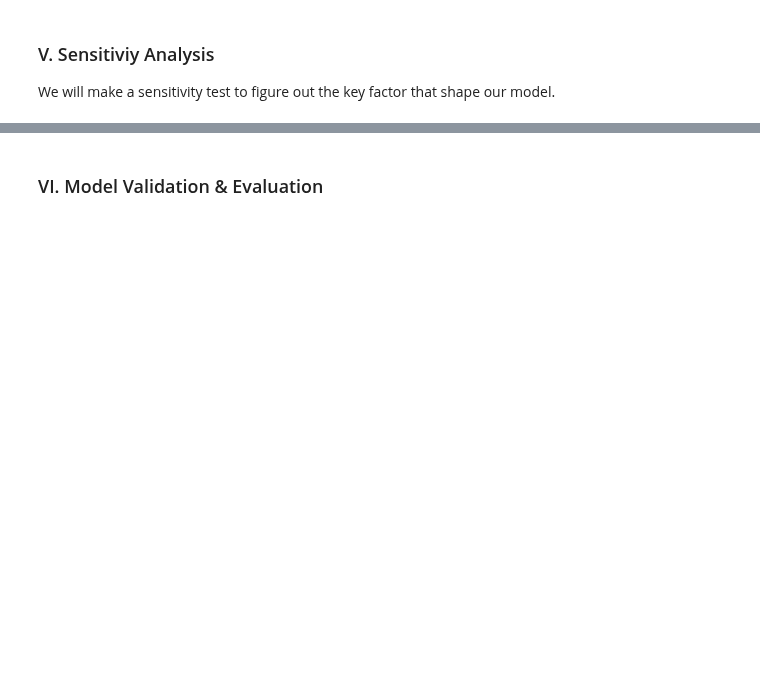
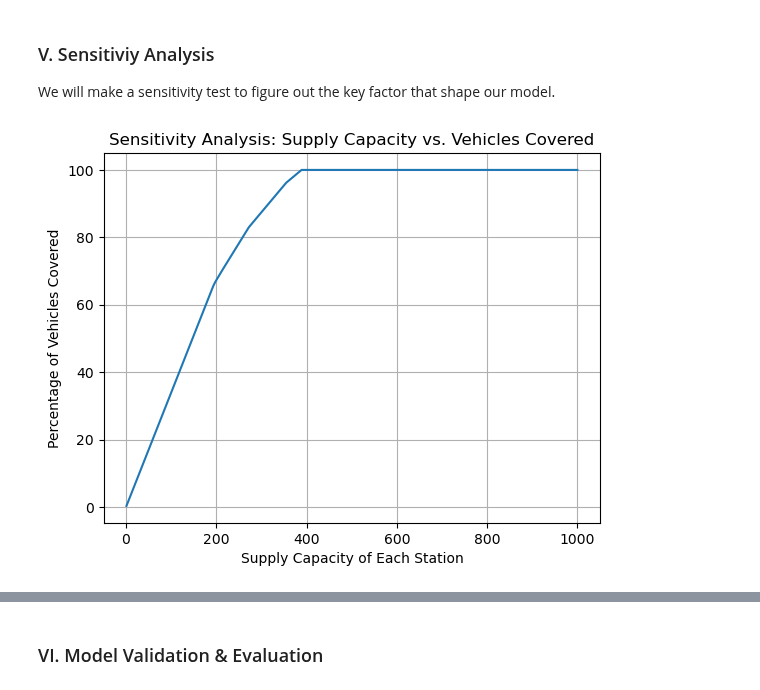
Before and after one commit to lqminhhh/Charging-Location-Optimization, a Jupyter notebook: Final.ipynb, the cells around one changed output, grey strips where cells are left out. Drawn from its saved outputs; the diff is of its cells as text; code cells hidden in the pictures; blank space fills up the shorter version.

Commit message:
sensitivity analysis

```diff
--- a/Final.ipynb
+++ b/Final.ipynb
@@ -369,3 +367,52 @@ result_table
 ### V. Sensitiviy Analysis
 
 We will make a sensitivity test to figure out the key factor that shape our model.
+# %%
+import matplotlib.pyplot as plt
+
+# List to store the objective values for different supply capacities
+coverage_values = []
+
+# Define a range of supply capacities for each station
+supply_capacity_range = range(1, 1001)  # Capacity power varies from 1 to 1000
+
+for supply_capacity in supply_capacity_range:
+    # Model creation
+    model = gp.Model("Station Cover")
+    model.Params.LogToConsole = 0  # Suppress noisy output
+
+    # Data
+    n = postal_code_counts.set_index('Postal Code')['Count'].to_dict()
+
+    # Variables
+    C = model.addVars(cand.keys(), vtype=GRB.BINARY, name="c")
+    X_var = model.addVars(ck, lb=0.0, ub=1.0, vtype=GRB.CONTINUOUS, name="x")
+
+    # Objective
+    model.setObjective(gp.quicksum(X_var[i, j] * n[i] for i, j in ck), GRB.MAXIMIZE)
+
+    # Constraints
+    model.addConstrs(gp.quicksum(X_var[i, j] for j in cand.keys() if (i, j) in ck) <= 1 for i in grid_locations.keys())
+    model.addConstrs(gp.quicksum(n[i] * X_var[i, j] for i in grid_locations.keys() if (i, j) in ck) <= supply_capacity for j in cand.keys())
+    model.addConstr(gp.quicksum(C[j] for j in cand.keys()) <= 100)
+    model.addConstrs(X_var[i, j] <= C[j] for i, j in ck)
+
+    # Optimize model
+    model.optimize()
+
+    # Store the objective value
+    if model.status == GRB.OPTIMAL:
+        # Compute the percentage of vehicles that the optimal solution can cover
+        coverage_values.append(model.ObjVal/len(df_seattle)*100)
+    else:
+        coverage_values.append(0)  # If no optimal solution found, store 0
+
+# Plot the sensitivity analysis results
+plt.plot(supply_capacity_range, coverage_values)
+plt.xlabel('Supply Capacity of Each Station')
+plt.ylabel('Percentage of Vehicles Covered')
+plt.title('Sensitivity Analysis: Supply Capacity vs. Vehicles Covered')
+plt.grid(True)
+plt.show()
+# %% [output]
+[figure, added]
```
Also changed, not shown: parts of 8 cells of this notebook.
